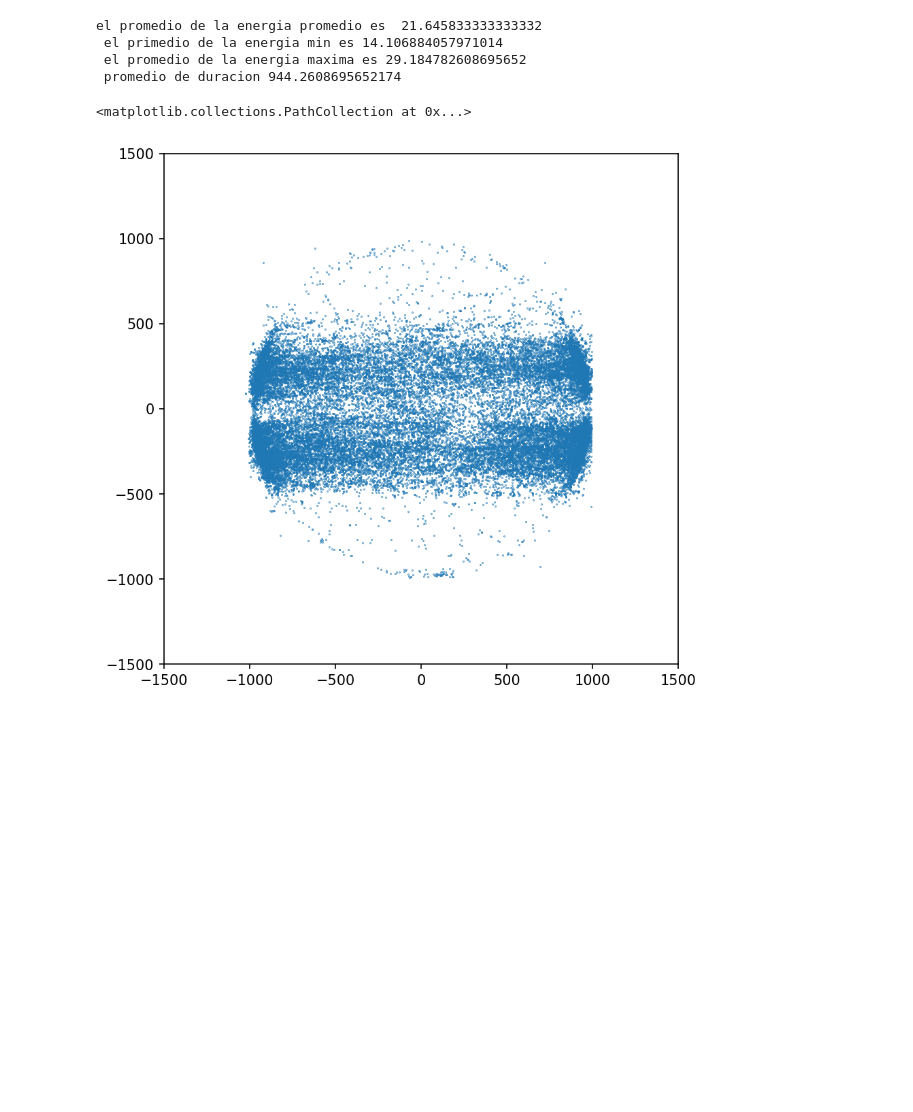
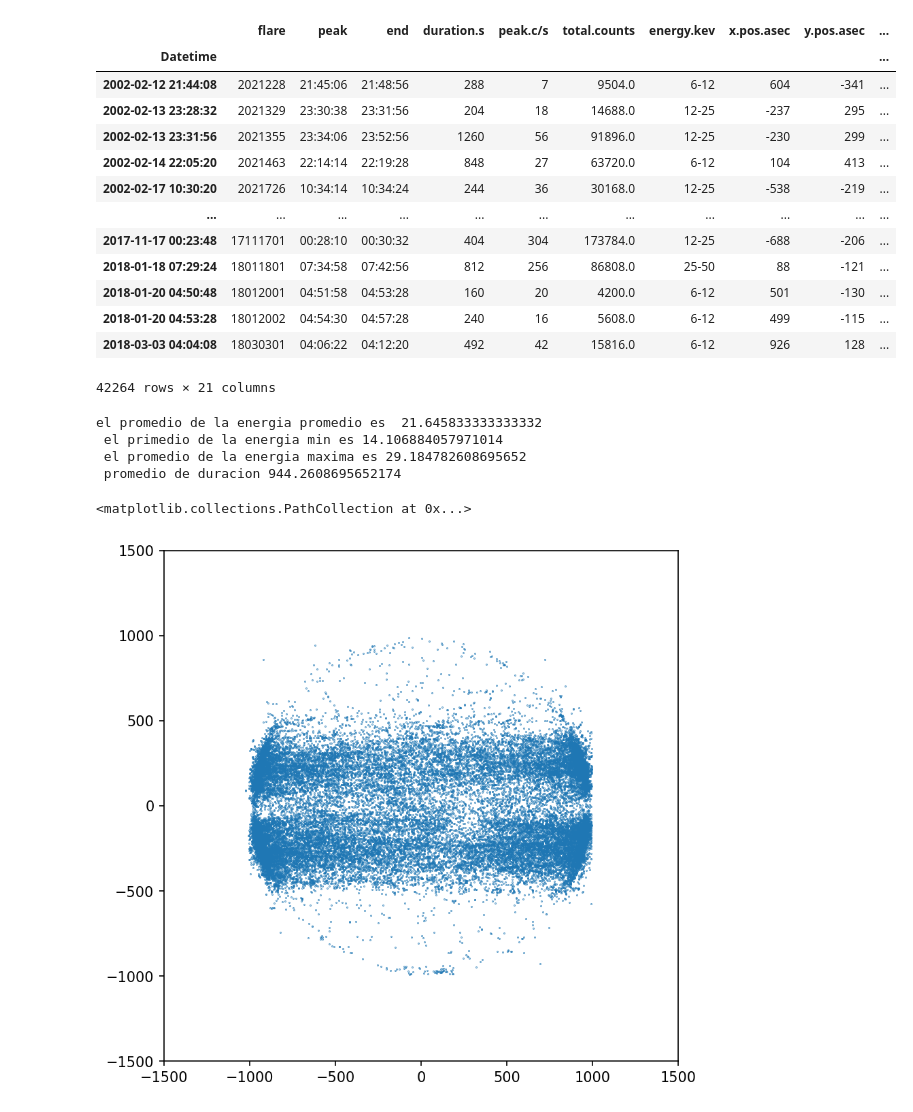
Before and after one commit to Exploratory-Data-Analiysis/Exam_1, a Jupyter notebook: ParcialFC.ipynb, the cells around one changed output. Cells and saved outputs as stored; diff of their text form; code cells hidden in the pictures; blank space fills up the shorter version.

```diff
--- a/ParcialFC.ipynb
+++ b/ParcialFC.ipynb
@@ -21,33 +21,49 @@ for i in df['energy.kev']:
     Emax.append(float(result[1]))
     Emin.append(float(result[0]))
     Eprom.append((float(result[0]) + float(result[1]))/2)
 df['EnergiaMin']=Emin
 df['EnergiaMax']=Emax
 df['EnergiaProm']=Eprom
 #Hago un calculo de las freciencias de la energia Promedio
 plank=4.135667696*pow(10,-15)
 vluz=3*pow(10,8)
 Frec=[]
 long=[]
 for i in df['EnergiaProm']:
     Frec.append(i/plank)
     long.append(vluz/(i/plank))
 df['Frec']=Frec
 df['Long']=long
 #saca las flags en distintos dataframes
 df1=pd.DataFrame(df.value_counts('flag.1'),columns=['Bandera1']).reset_index()
 df2=pd.DataFrame(df.value_counts('flag.2'),columns=['Bandera2']).reset_index()
 df3=pd.DataFrame(df.value_counts('flag.3'),columns=['Bandera3']).reset_index()
 df4=pd.DataFrame(df.value_counts('flag.4'),columns=['Bandera4']).reset_index()
 df5=pd.DataFrame(df.value_counts('flag.5'),columns=['Bandera5']).reset_index()
 #calculo de las longitudes de onda
 
 #Filtro para datos de calidad Q1 (la mayor posible de la base de datos con respecto a la flag Qn)
 Q13=df['flag.3']=="Q1"
 Q14=df['flag.4']=="Q1"
 Q15=df['flag.5']=="Q1"
 dfQ13=df[Q13]
 dfQ1=pd.concat([df[Q13],df[Q14],df[Q15]]).sort_values('Datetime')
+dfQ1
+# %% [output]
+|  | flare | peak | end | duration.s | peak.c/s | total.counts | energy.kev | x.pos.asec | y.pos.asec | ... |
+| Datetime |  |  |  |  |  |  |  |  |  | ... |
+| 2002-02-12 21:44:08 | 2021228 | 21:45:06 | 21:48:56 | 288 | 7 | 9504.0 | 6-12 | 604 | -341 | ... |
+| 2002-02-13 23:28:32 | 2021329 | 23:30:38 | 23:31:56 | 204 | 18 | 14688.0 | 12-25 | -237 | 295 | ... |
+| 2002-02-13 23:31:56 | 2021355 | 23:34:06 | 23:52:56 | 1260 | 56 | 91896.0 | 12-25 | -230 | 299 | ... |
+| 2002-02-14 22:05:20 | 2021463 | 22:14:14 | 22:19:28 | 848 | 27 | 63720.0 | 6-12 | 104 | 413 | ... |
+| 2002-02-17 10:30:20 | 2021726 | 10:34:14 | 10:34:24 | 244 | 36 | 30168.0 | 12-25 | -538 | -219 | ... |
+| ... | ... | ... | ... | ... | ... | ... | ... | ... | ... | ... |
+| 2017-11-17 00:23:48 | 17111701 | 00:28:10 | 00:30:32 | 404 | 304 | 173784.0 | 12-25 | -688 | -206 | ... |
+| 2018-01-18 07:29:24 | 18011801 | 07:34:58 | 07:42:56 | 812 | 256 | 86808.0 | 25-50 | 88 | -121 | ... |
+| 2018-01-20 04:50:48 | 18012001 | 04:51:58 | 04:53:28 | 160 | 20 | 4200.0 | 6-12 | 501 | -130 | ... |
+| 2018-01-20 04:53:28 | 18012002 | 04:54:30 | 04:57:28 | 240 | 16 | 5608.0 | 6-12 | 499 | -115 | ... |
+| 2018-03-03 04:04:08 | 18030301 | 04:06:22 | 04:12:20 | 492 | 42 | 15816.0 | 6-12 | 926 | 128 | ... |
+42264 rows × 21 columns
 # %%
 #graficas y analisis de datos
 """hipotesis estadistica de eventos solares con la bandera de posicion valida P1
```
Also changed, not shown: parts of 2 cells of this notebook.
